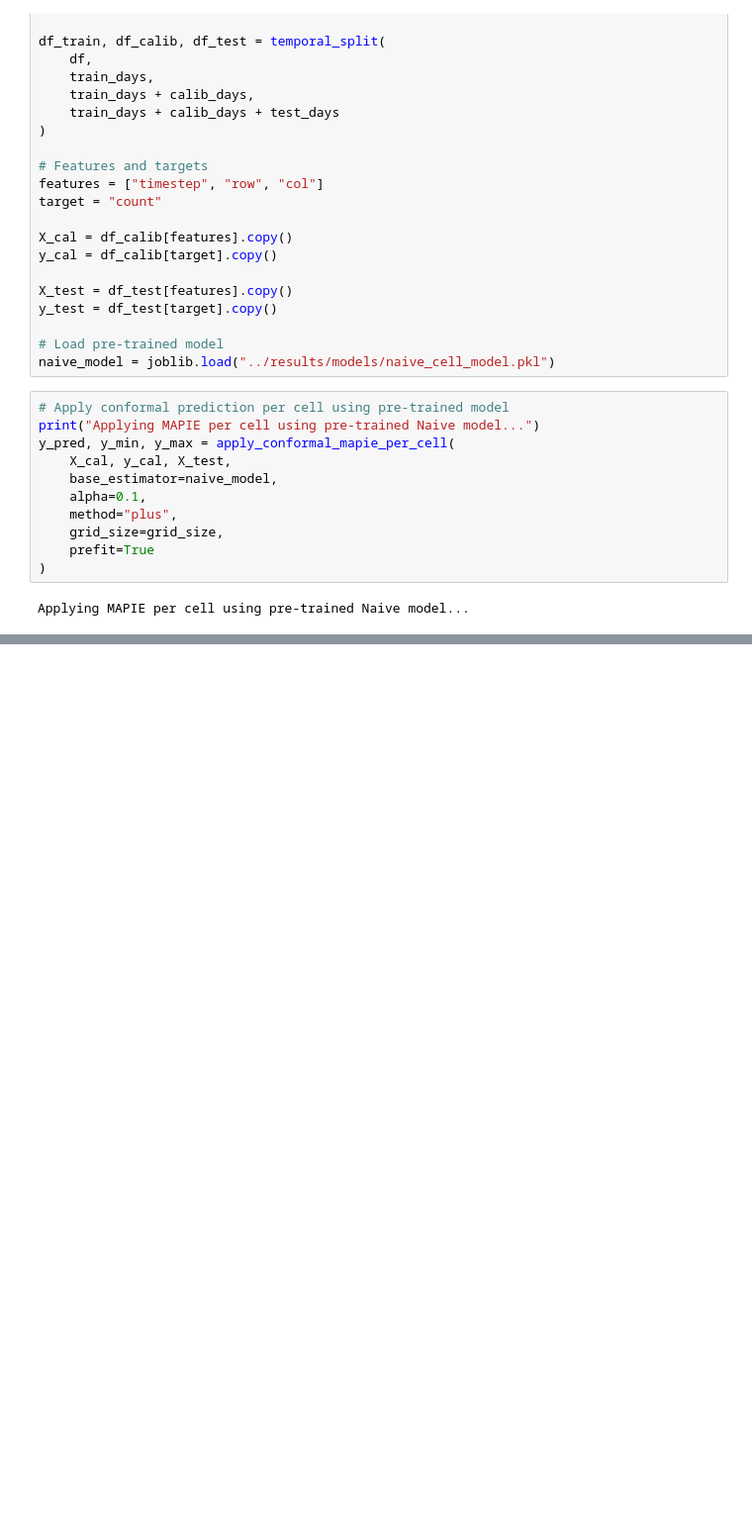
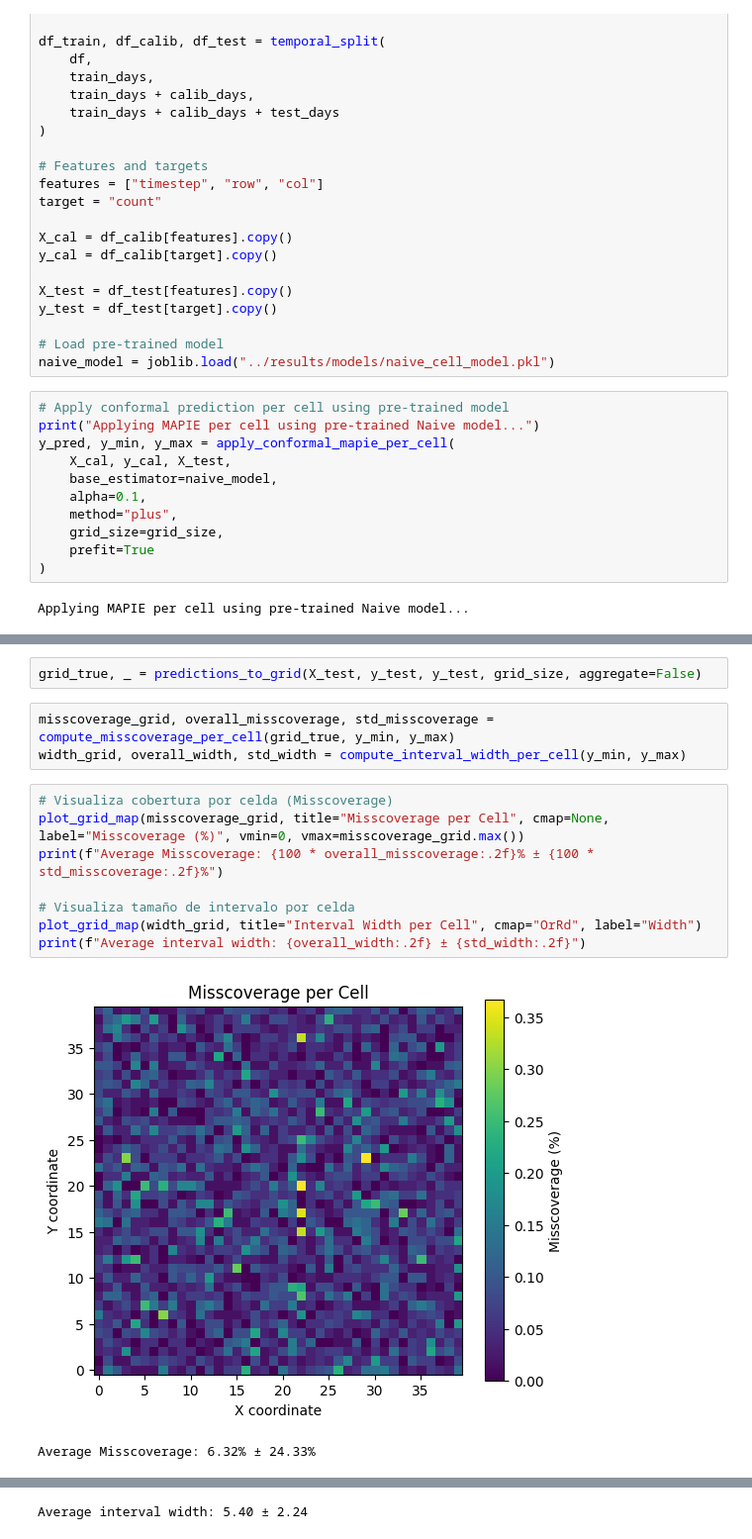
Before and after one commit to cristian-pulido/uncertainty-informed-decision-making, a Jupyter notebook: articulos/uncertainty-hotspots/notebooks/05-apply-CP.ipynb, the cells around one changed output, grey strips where cells are left out. Shown at 99% size. Saved outputs shown, nothing was run; the diff lists cells and outputs as text; blank space fills up the shorter version.

```diff
--- a/articulos/uncertainty-hotspots/notebooks/05-apply-CP.ipynb
+++ b/articulos/uncertainty-hotspots/notebooks/05-apply-CP.ipynb
@@ -126,0 +85,16 @@ y_pred.shape
+# %%
+grid_true, _ = predictions_to_grid(X_test, y_test, y_test, grid_size, aggregate=False)
+# %%
+misscoverage_grid, overall_misscoverage, std_misscoverage = compute_misscoverage_per_cell(grid_true, y_min, y_max)
+width_grid, overall_width, std_width = compute_interval_width_per_cell(y_min, y_max)
+# %%
+# Visualiza cobertura por celda (Misscoverage)
+plot_grid_map(misscoverage_grid, title="Misscoverage per Cell", cmap=None, label="Misscoverage (%)", vmin=0, vmax=misscoverage_grid.max())
+print(f"Average Misscoverage: {100 * overall_misscoverage:.2f}% ± {100 * std_misscoverage:.2f}%")
+
+# Visualiza tamaño de intervalo por celda
+plot_grid_map(width_grid, title="Interval Width per Cell", cmap="OrRd", label="Width")
+print(f"Average interval width: {overall_width:.2f} ± {std_width:.2f}")
+# %% [output]
+[figure, added]
+Average Misscoverage: 6.32% ± 24.33%
@@ -126,0 +102 @@ y_pred.shape
+Average interval width: 5.40 ± 2.24
```
Also changed, not shown: parts of 19 cells of this notebook, 6 other files.
